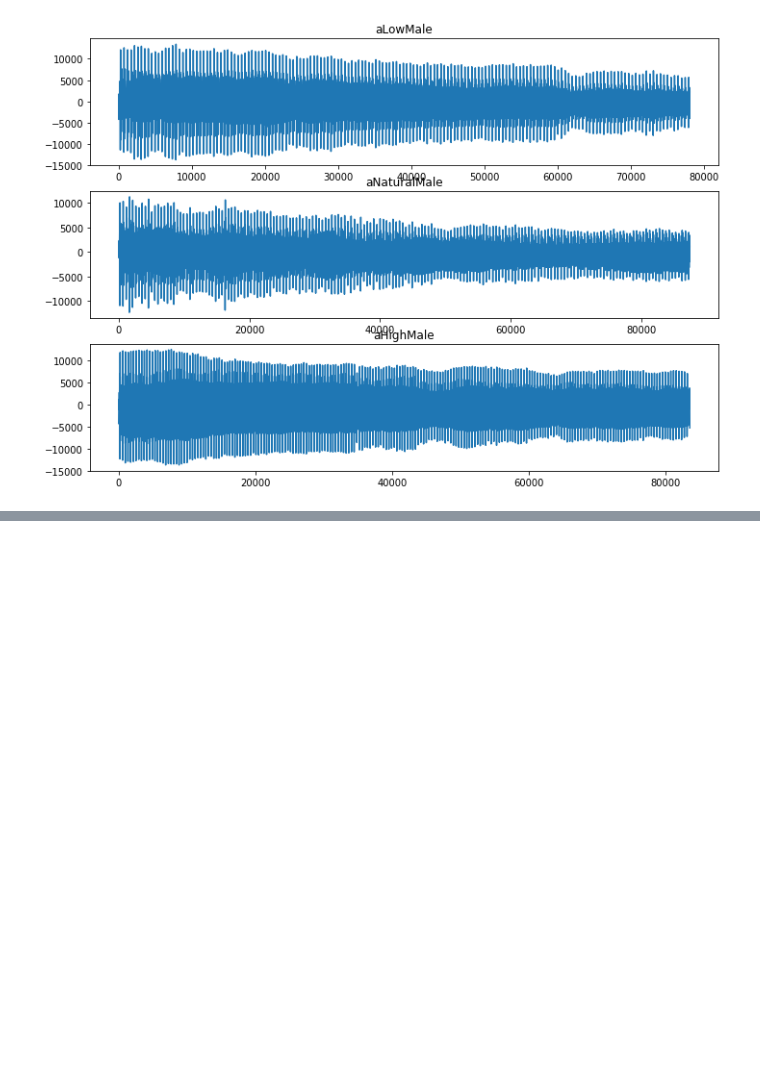
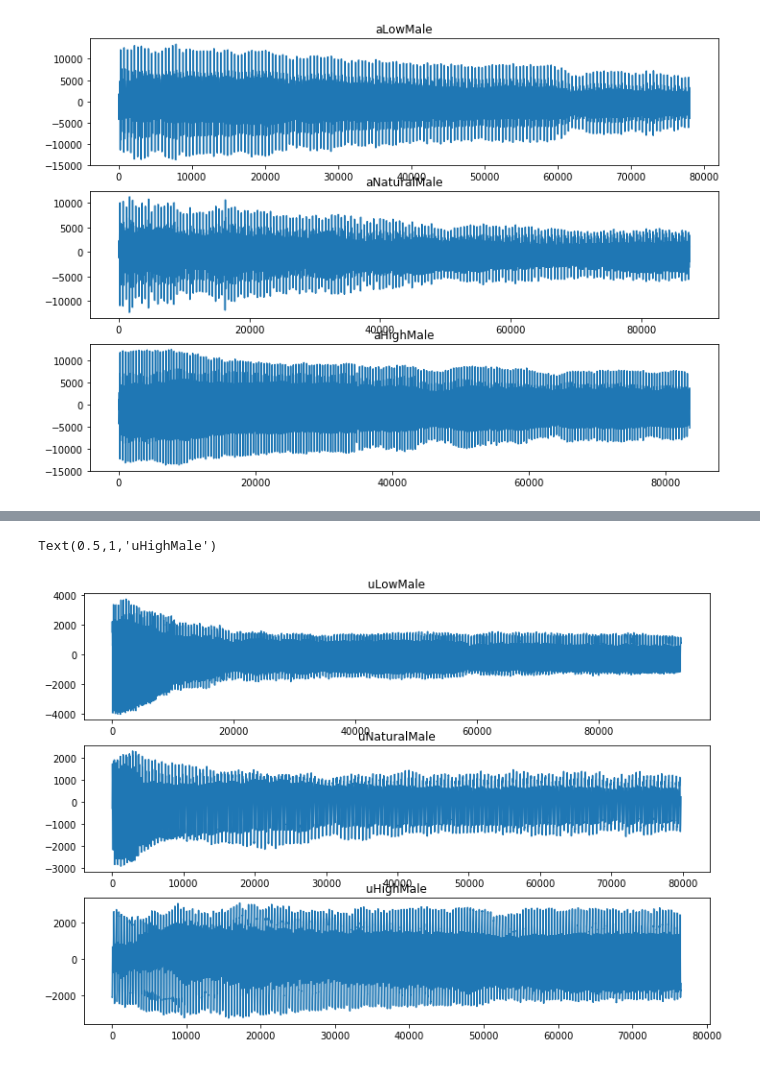
Before and after one commit to tynski/VoicePathology, a Jupyter notebook: vowelsAnalysis.ipynb, the cells around one changed output, grey strips where cells are left out. Cells and saved outputs as stored; diff of their text form; code cells hidden in the pictures; blank space fills up the shorter version.

```diff
--- a/vowelsAnalysis.ipynb
+++ b/vowelsAnalysis.ipynb
@@ -37,0 +69,8 @@ array([<matplotlib.axes._subplots.AxesSubplot object at 0x...>,
+# %%
+fig, ax = plt.subplots(nrows=3,ncols=1,figsize=(11.7, 8.27))
+sns.lineplot(ax=ax[0],data=uLowMale).set_title('uLowMale')
+sns.lineplot(ax=ax[1],data=uNaturalMale).set_title('uNaturalMale')
+sns.lineplot(ax=ax[2],data=uHighMale).set_title('uHighMale')
+# %% [output]
+Text(0.5,1,'uHighMale')
+[figure, added]
```
Also changed, not shown: parts of 6 cells of this notebook.
